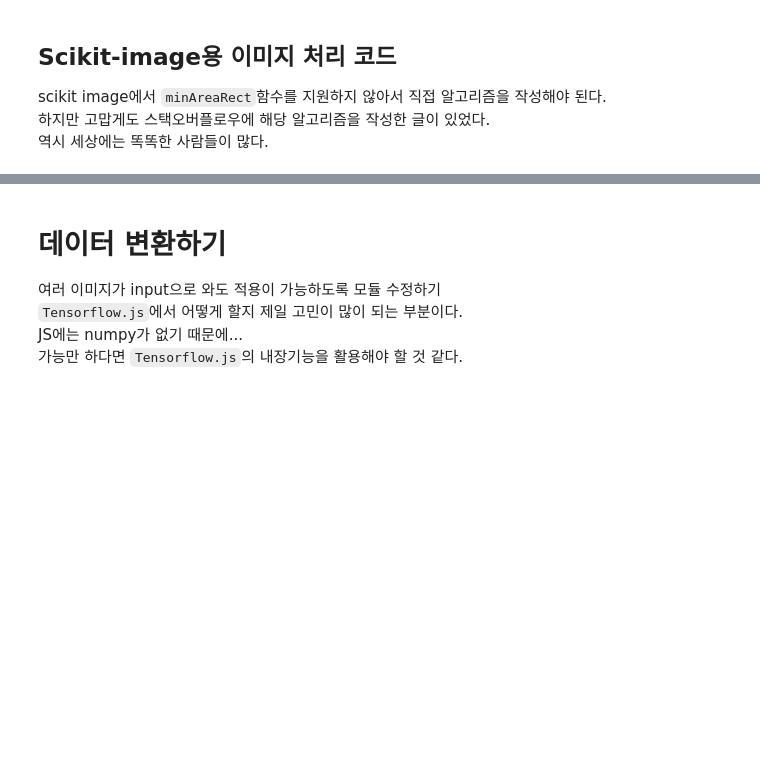
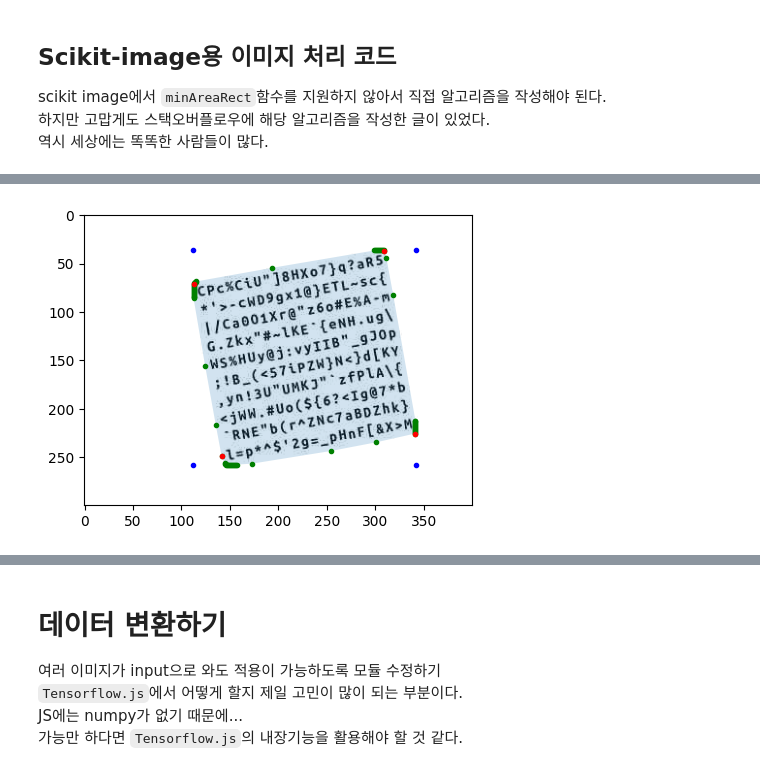
Before and after one commit to inmare/tf-text-recognition, a Jupyter notebook: main.ipynb, the cells around one changed output, grey strips where cells are left out. Cells and saved outputs as stored; diff of their text form; code cells hidden in the pictures; blank space fills up the shorter version.

Commit message:
scikig image용 textbox 추출함수 관련 내용 추가

```diff
--- a/main.ipynb
+++ b/main.ipynb
@@ -239,0 +189,86 @@ plt.show()
+# %%
+from sk_img import sk_process, sk_data
+from skimage import transform
+
+JSON_PATH = "./settings.json"
+
+with open(JSON_PATH) as f:
+    settings = json.load(f)
+
+gray_img = sk_process.read("./image/sample-text.jpg")
+
+binary_thresh = settings["binarization"]["thresh"]
+binary_img = sk_process.binarize(gray_img, binary_thresh)
+
+dilate_kernel_size = settings["dilation"]["kernel"]["toFindRect"]
+dilate_img = sk_process.dilate(binary_img, dilate_kernel_size)
+
+erode_kernel_size = settings["erosion"]["kernel"]["toFindRect"]
+erode_img = sk_process.erode(dilate_img, erode_kernel_size)
+
+main_contour = sk_data.get_main_contour(erode_img)
+hull = convex_hull_graham(main_contour.tolist())
+[min_y, max_y, min_x, max_x] = sk_data.get_bounding_box(main_contour)
+rect = np.array([
+    [min_y, min_x],
+    [max_y, min_x],
+    [min_y, max_x],
+    [max_y, max_x]
+])
+
+corner = calc_corner_point(hull, gray_img.shape)
+
+"""
+original corner
+[[ 71.  112.5]
+ [249.  141.5]
+ [ 37.  309.5]
+ [225.5 341. ]]
+
+original rect
+[[ 36 112]
+ [258 112]
+ [ 36 342]
+ [258 342]]
+"""
+
+src = np.array([
+    [112,  36],
+    [112, 258],
+    [342,  36],
+    [342, 258]
+ ]) - np.array([min_x, min_y])
+dst = np.array([
+    [112.5,  71.0],
+    [141.5, 249.0],
+    [309.5,  37.0],
+    [341.0, 225.5]
+])
+
+print(src)
+print(dst)
+
+tform = transform.ProjectiveTransform()
+tform.estimate(src, dst)
+warped_img = transform.warp(gray_img, tform, output_shape=(max_y - min_y, max_x - min_x))
+
+plt.figure(figsize=(5,5))
+plt.imshow(gray_img, cmap="gray")
+hull_np = np.array(hull)
+plt.fill(hull_np[:, 1], hull_np[:, 0], alpha=0.2)
+for h in hull:
+    plt.plot(h[1], h[0], "g.")
+for c in corner:
+    plt.plot(c[1], c[0], "r.")
+for r in rect:
+    plt.plot(r[1], r[0], "b.")
+plt.show()
+
+plt.figure(figsize=(5,5))
+plt.imshow(warped_img, cmap="gray")
+# for c in corner:
+#     plt.plot(c[1], c[0], "r.")
+# for r in rect:
+#     plt.plot(r[1], r[0], "b.")
+plt.show()
+# %% [output]
@@ -239,0 +283 @@ plt.show()
+[figure, added]
```
Also changed, not shown: parts of 3 cells of this notebook.
